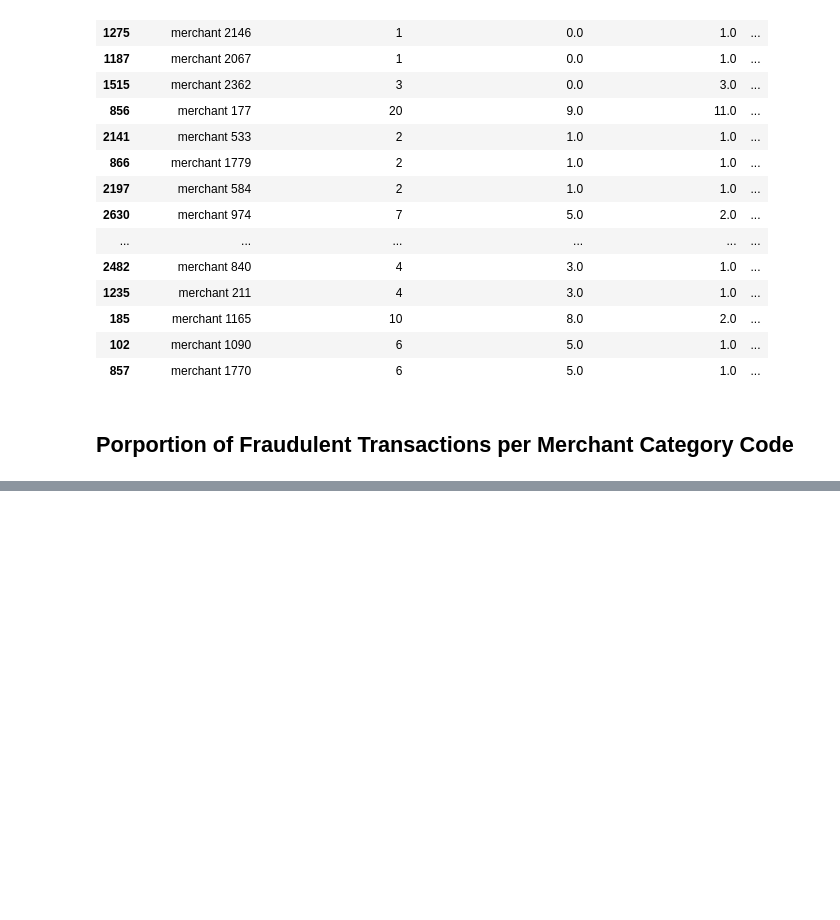
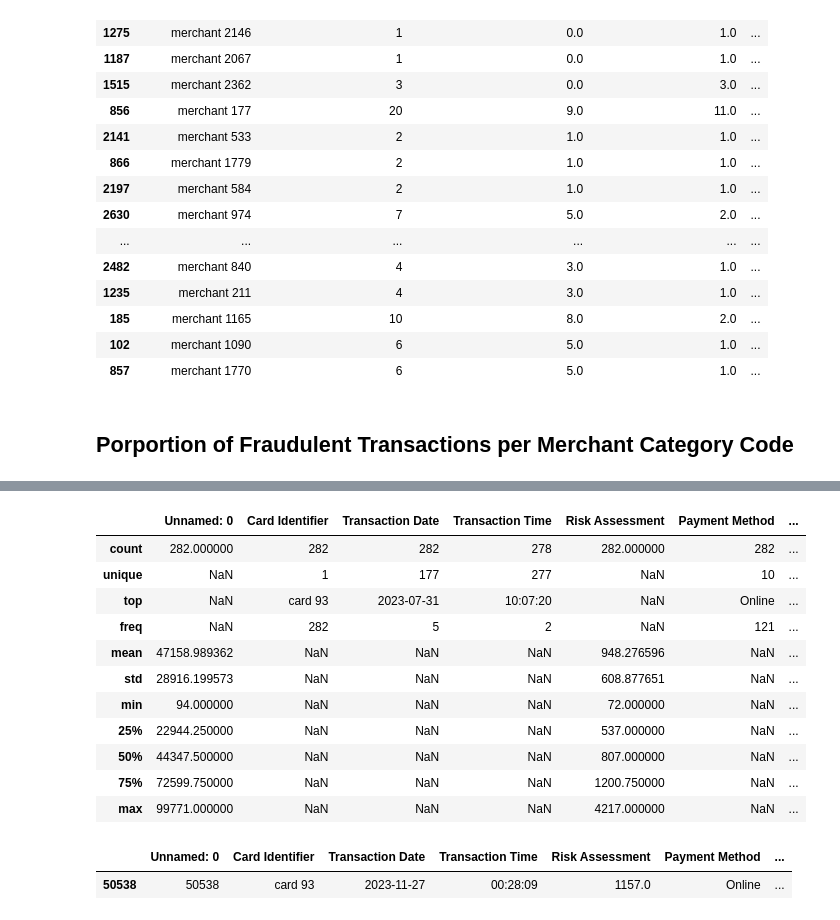
Before and after one commit to simonryu328/bolt-bootcamp, a Jupyter notebook: notebooks/EDA_stephanie.ipynb, the cells around one changed output, grey strips where cells are left out. Drawn from its saved outputs; the diff is of its cells as text; code cells hidden in the pictures; blank space fills up the shorter version.

```diff
--- a/notebooks/EDA_stephanie.ipynb
+++ b/notebooks/EDA_stephanie.ipynb
@@ -198,0 +253,21 @@ mcc_transactions.head(20)
+# %%
+card93_data = clean_data[clean_data['Card Identifier']=='card 93']
+card93_data.describe(include='all')
+# %% [output]
+|  | Unnamed: 0 | Card Identifier | Transaction Date | Transaction Time | Risk Assessment | Payment Method | ... |
+| count | 282.000000 | 282 | 282 | 278 | 282.000000 | 282 | ... |
+| unique | NaN | 1 | 177 | 277 | NaN | 10 | ... |
+| top | NaN | card 93 | 2023-07-31 | 10:07:20 | NaN | Online | ... |
+| freq | NaN | 282 | 5 | 2 | NaN | 121 | ... |
+| mean | 47158.989362 | NaN | NaN | NaN | 948.276596 | NaN | ... |
+| std | 28916.199573 | NaN | NaN | NaN | 608.877651 | NaN | ... |
+| min | 94.000000 | NaN | NaN | NaN | 72.000000 | NaN | ... |
+| 25% | 22944.250000 | NaN | NaN | NaN | 537.000000 | NaN | ... |
+| 50% | 44347.500000 | NaN | NaN | NaN | 807.000000 | NaN | ... |
+| 75% | 72599.750000 | NaN | NaN | NaN | 1200.750000 | NaN | ... |
+| max | 99771.000000 | NaN | NaN | NaN | 4217.000000 | NaN | ... |
+# %%
+card93_data[card93_data['Fraud Indicator (Yes/No)']=='Yes']
+# %% [output]
+|  | Unnamed: 0 | Card Identifier | Transaction Date | Transaction Time | Risk Assessment | Payment Method | ... |
+| 50538 | 50538 | card 93 | 2023-11-27 | 00:28:09 | 1157.0 | Online | ... |
```
Also changed, not shown: parts of 5 cells of this notebook, 1 other file.
